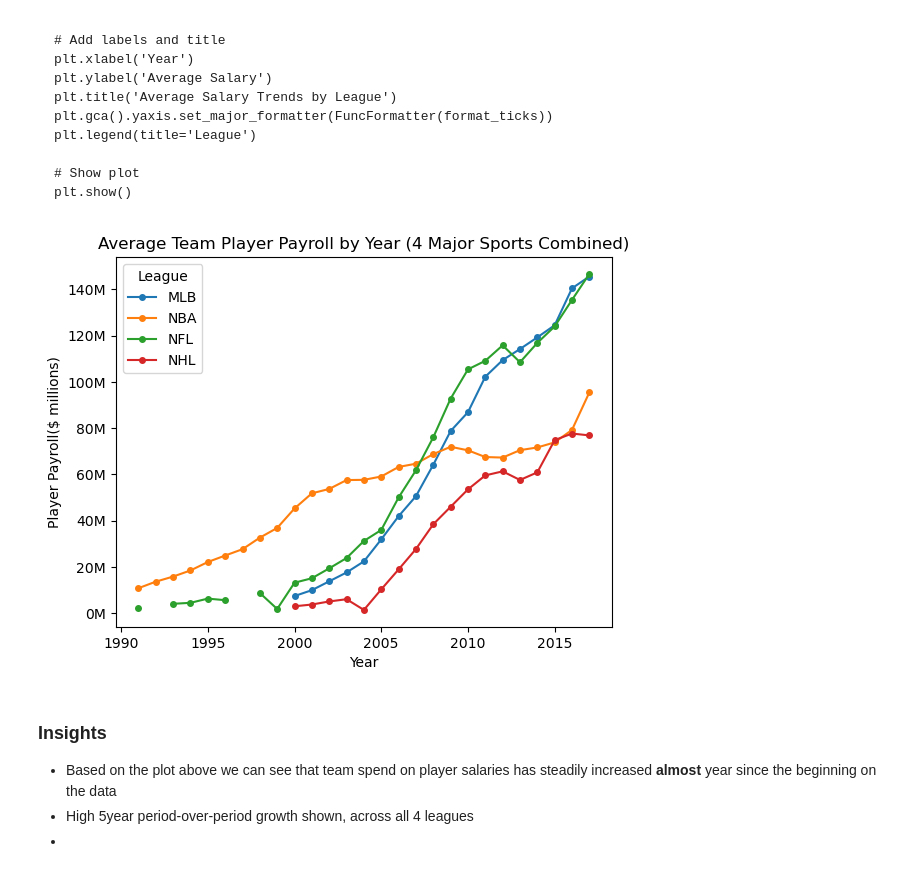
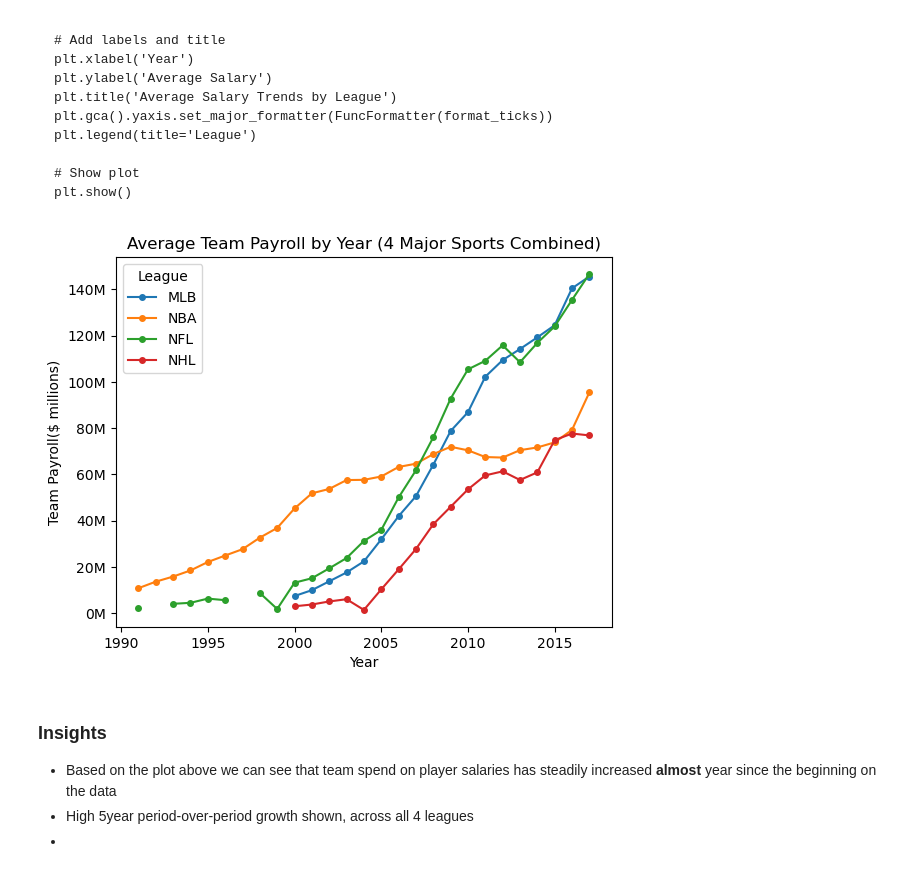
Before and after one commit to JP-Butler/Pro_Sports_Salary_Analysis, a Jupyter notebook: notebooks/eda.ipynb, the cells around one changed output. Drawn from its saved outputs; the diff is of its cells as text; code cells hidden in the pictures.

````diff
--- a/notebooks/eda.ipynb
+++ b/notebooks/eda.ipynb
@@ -267,7 +267,7 @@ We can see the large spike in Max salary in the NBA in the late 90's, this was c
 # %%
 # Read in Team Data
 team_file = '../data/processed/teams_long.csv'
-data = pd.read_csv(team_file, dtype= {'Year':'Int64', 'Player Payroll':'float'})
+data = pd.read_csv(team_file, dtype= {'Year':'Int64', 'Team Payroll':'float'})
 
 team_data_df = pd.DataFrame(data)
 team_data_df
@@ -422,19 +422,19 @@ plt.show()
 ```
 # %%
 # Line plot to visualize average payroll by year
-team_grouped = team_data_df.groupby(['Year', 'League'])['Player Payroll'].mean().unstack()
+team_grouped = team_data_df.groupby(['Year', 'League'])['Team Payroll'].mean().unstack()
 
 # Plot the average payroll data
 team_grouped.plot(marker='o', markersize=4)
 
 # Plot customizations
 plt.xlabel('Year')
-plt.ylabel('Player Payroll($ millions)')
-plt.title('Average Team Player Payroll by Year (4 Major Sports Combined)')
+plt.ylabel('Team Payroll($ millions)')
+plt.title('Average Team Payroll by Year (4 Major Sports Combined)')
 plt.gca().yaxis.set_major_formatter(FuncFormatter(format_ticks))
 plt.show()
 # %% [output]
-[figure, old version]
+[figure, new version]
 # %% [markdown]
 ### Insights
 * Based on the plot above we can see that team spend on player salaries has steadily increased **almost** year since the beginning on the data
````
Also changed, not shown: parts of 11 cells of this notebook, 2 other files.
